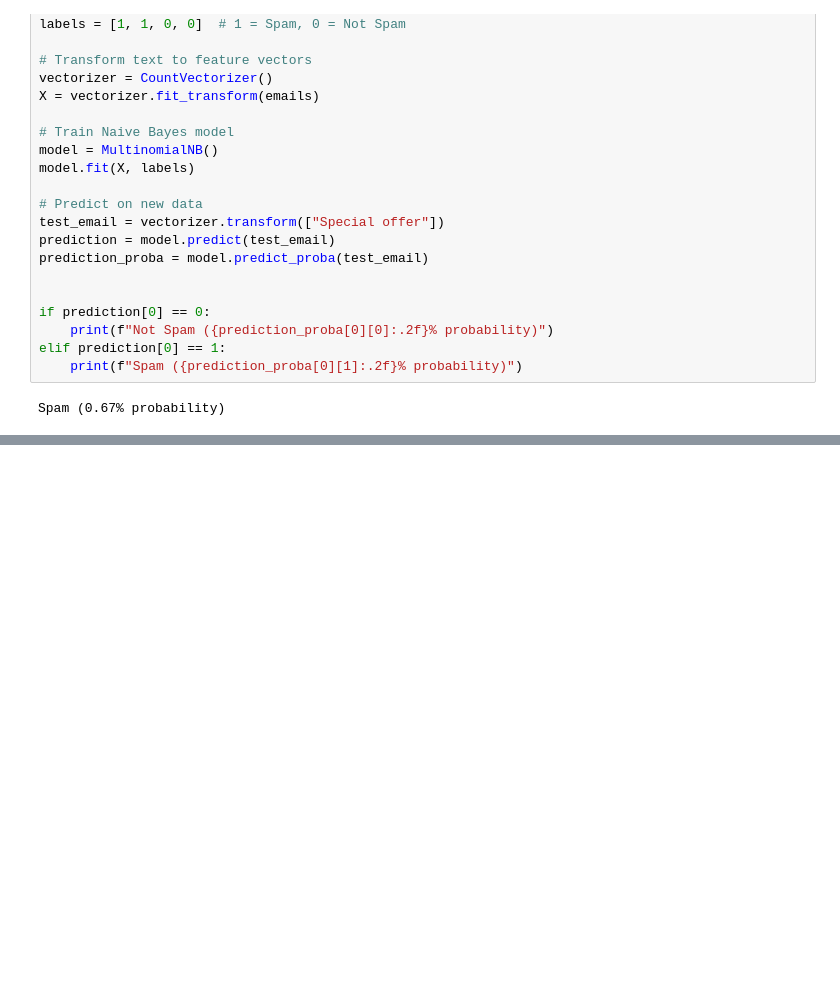
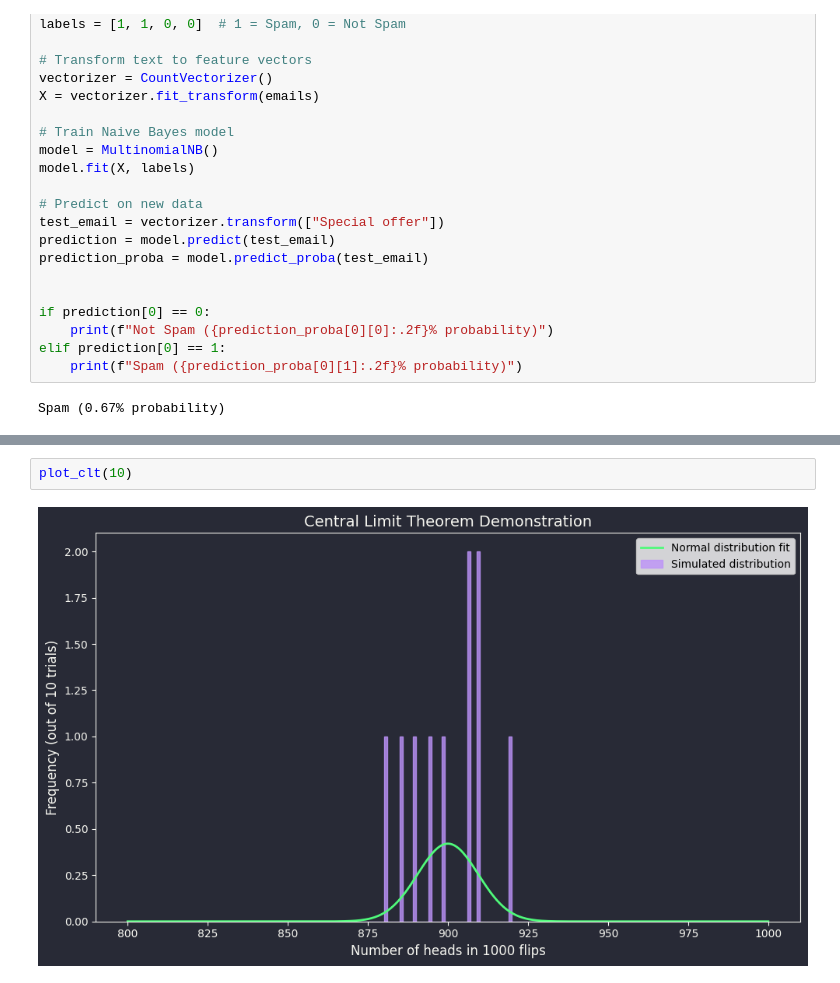
Before and after one commit to zazencodes/ai-engineer-roadmap-notebooks, a Jupyter notebook: 3-mathematics.ipynb, the cells around one changed output, grey strips where cells are left out. Drawn from its saved outputs; the diff is of its cells as text; blank space fills up the shorter version.

Commit message:
Add code to generate figures

```diff
--- a/3-mathematics.ipynb
+++ b/3-mathematics.ipynb
@@ -61,0 +128,4 @@ Spam (0.67% probability)
+# %%
+plot_clt(10)
+# %% [output]
+[figure, added]
```
Also changed, not shown: parts of 16 cells of this notebook, 3 other files.
